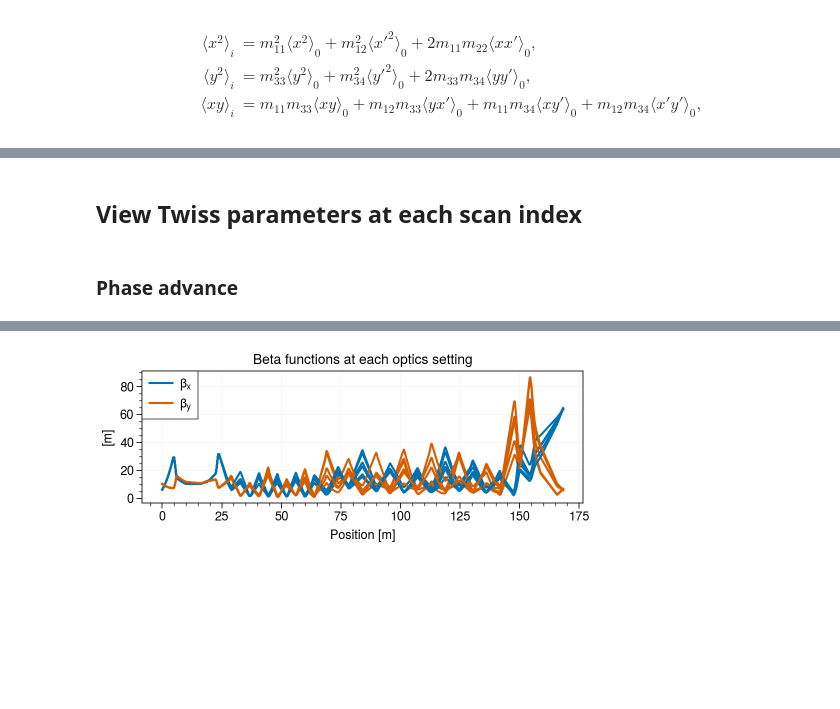
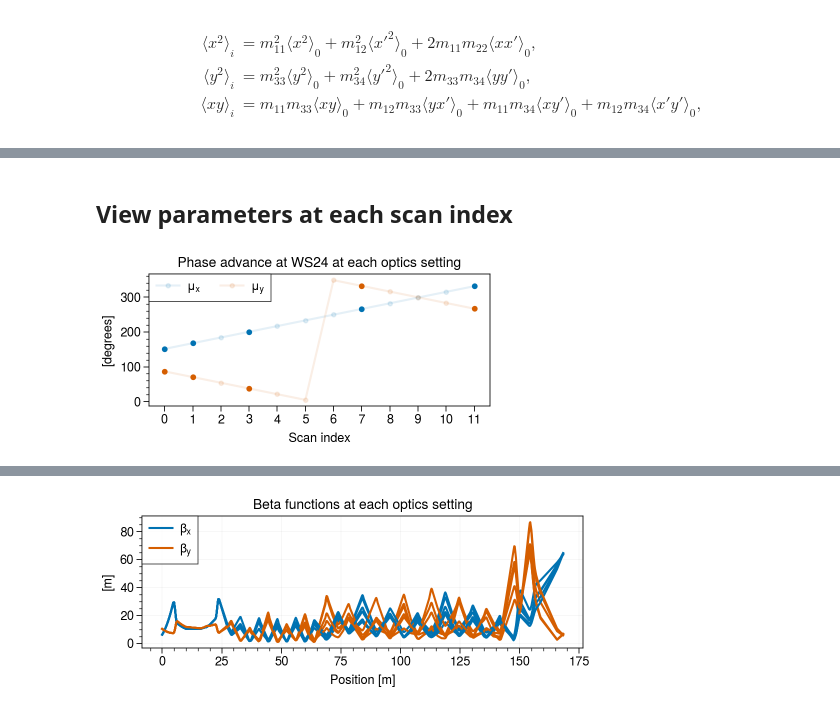
Before and after one commit to austin-hoover/emittance-measurement, a Jupyter notebook: rtbt_emittance_scan/_saved/2021-05-31/analysis.ipynb, the cells around one changed output, grey strips where cells are left out. Drawn from its saved outputs; the diff is of its cells as text; code cells hidden in the pictures; blank space fills up the shorter version.

```diff
--- a/rtbt_emittance_scan/_saved/2021-05-31/analysis.ipynb
+++ b/rtbt_emittance_scan/_saved/2021-05-31/analysis.ipynb
@@ -65,11 +78,21 @@ plot.rc['figure.facecolor'] = 'white'
 # %% [markdown]
-## View Twiss parameters at each scan index
+## View parameters at each scan index
 # %%
-scan_indices = [0, 1, 3, 7, 11]
+phases = np.loadtxt('phases.dat')
 twiss_list = [np.loadtxt('./twiss_{}.dat'.format(i))
               for i in scan_indices + ['default']]
-# %% [markdown]
-### Phase advance
+# %%
+fig, ax = plot.subplots(figsize=(4, 2))
+ax.plot(np.degrees(phases[:, 0]), marker='.', alpha=0.1)
+ax.plot(np.degrees(phases[:, 1]), marker='.', alpha=0.1)
+ax.format(cycle='colorblind')
+ax.scatter(scan_indices, np.degrees(phases[scan_indices, 0]), marker='.', s=50)
+ax.scatter(scan_indices, np.degrees(phases[scan_indices, 1]), marker='.', s=50)
+ax.legend(labels=[r'$\mu_x$', r'$\mu_y$']);
+ax.format(xlabel='Scan index', ylabel='[degrees]', xticks=range(12), xtickminor=False,
+          title='Phase advance at WS24 at each optics setting', grid=False)
+# %% [output]
+[figure, added]
 # %%
 fig, ax = plot.subplots(figsize=(5, 2))
 for twiss in twiss_list:
```
Also changed, not shown: parts of 74 cells of this notebook, 2 other files.
